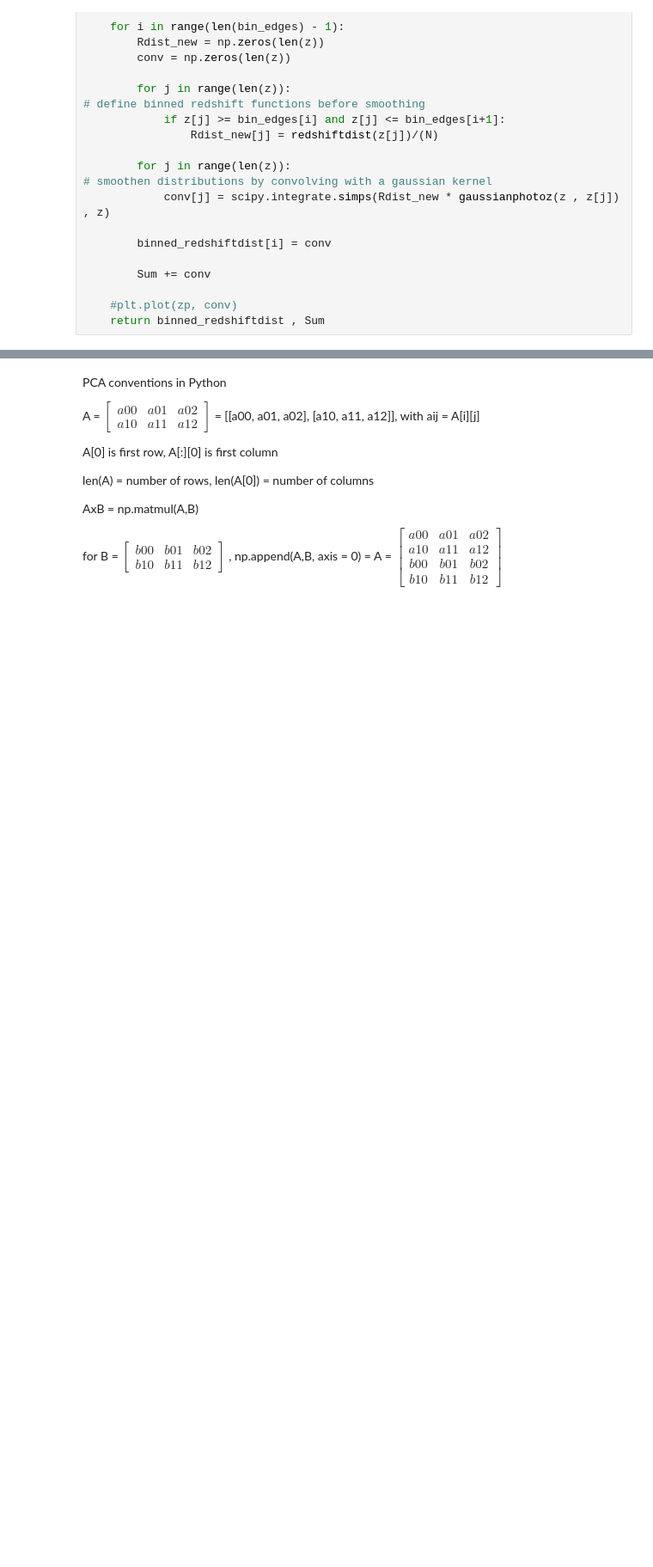
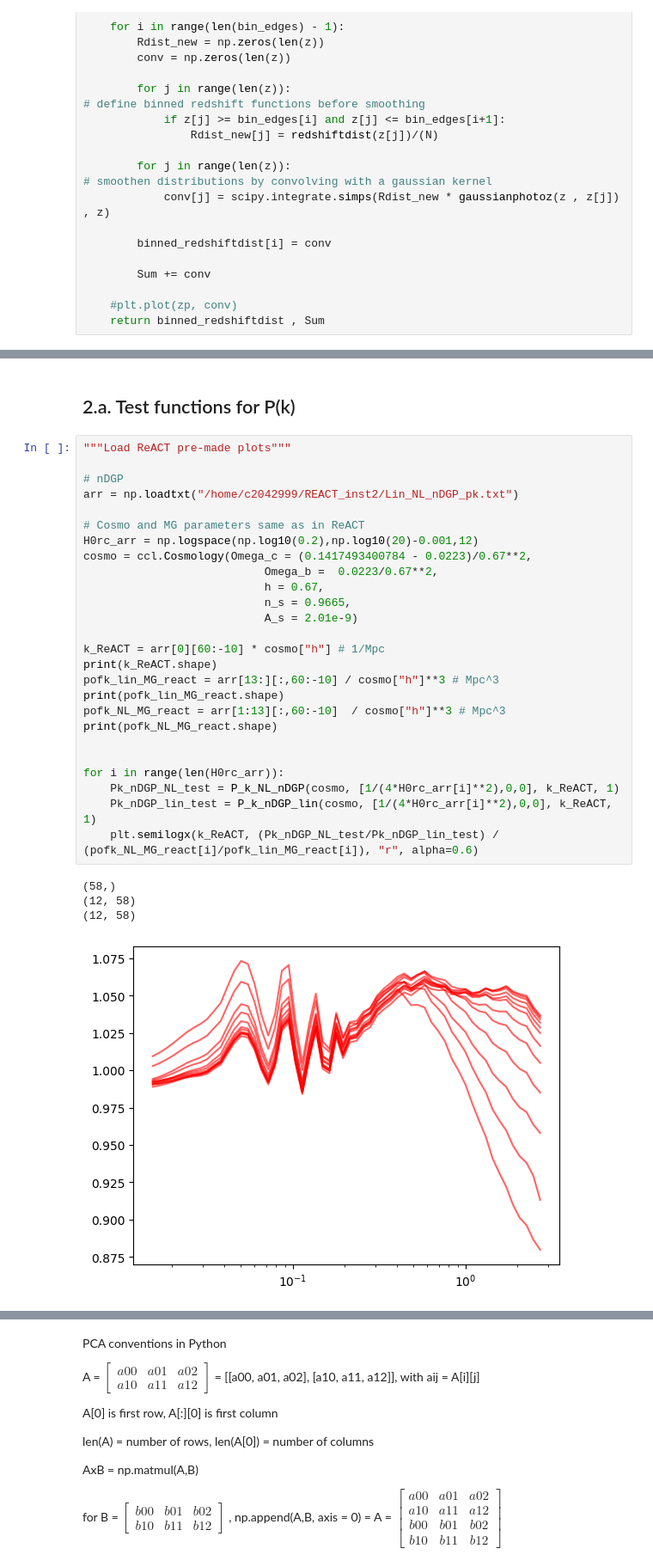
Before and after one commit to CarolaZano/PCA_project, a Jupyter notebook: Likelihood_funct.ipynb, the cells around one changed output, grey strips where cells are left out. Shown at 86% size. Cells and saved outputs as stored; diff of their text form; blank space fills up the shorter version.

```diff
--- a/Likelihood_funct.ipynb
+++ b/Likelihood_funct.ipynb
@@ -210 +381,34 @@ print(len(pk_lin[0]))
+# %% [markdown]
+## 2.a. Test functions for P(k)
+# %%
+"""Load ReACT pre-made plots"""
+
+# nDGP
+arr = np.loadtxt("/home/c2042999/REACT_inst2/Lin_NL_nDGP_pk.txt")
+
+# Cosmo and MG parameters same as in ReACT
+H0rc_arr = np.logspace(np.log10(0.2),np.log10(20)-0.001,12)
+cosmo = ccl.Cosmology(Omega_c = (0.1417493400784 - 0.0223)/0.67**2,
+                           Omega_b =  0.0223/0.67**2,
+                           h = 0.67,
+                           n_s = 0.9665,
+                           A_s = 2.01e-9)
+
+k_ReACT = arr[0][60:-10] * cosmo["h"] # 1/Mpc
+print(k_ReACT.shape)
+pofk_lin_MG_react = arr[13:][:,60:-10] / cosmo["h"]**3 # Mpc^3
+print(pofk_lin_MG_react.shape)
+pofk_NL_MG_react = arr[1:13][:,60:-10]  / cosmo["h"]**3 # Mpc^3
+print(pofk_NL_MG_react.shape)
+
+
+for i in range(len(H0rc_arr)):
+    Pk_nDGP_NL_test = P_k_NL_nDGP(cosmo, [1/(4*H0rc_arr[i]**2),0,0], k_ReACT, 1)
+    Pk_nDGP_lin_test = P_k_nDGP_lin(cosmo, [1/(4*H0rc_arr[i]**2),0,0], k_ReACT, 1)
+    plt.semilogx(k_ReACT, (Pk_nDGP_NL_test/Pk_nDGP_lin_test) / (pofk_NL_MG_react[i]/pofk_lin_MG_react[i]), "r", alpha=0.6)
+# %% [output]
+(58,)
+(12, 58)
+(12, 58)
+[figure, added]
 # %% [markdown]
```
Also changed, not shown: parts of 53 cells of this notebook, 2 other files.
